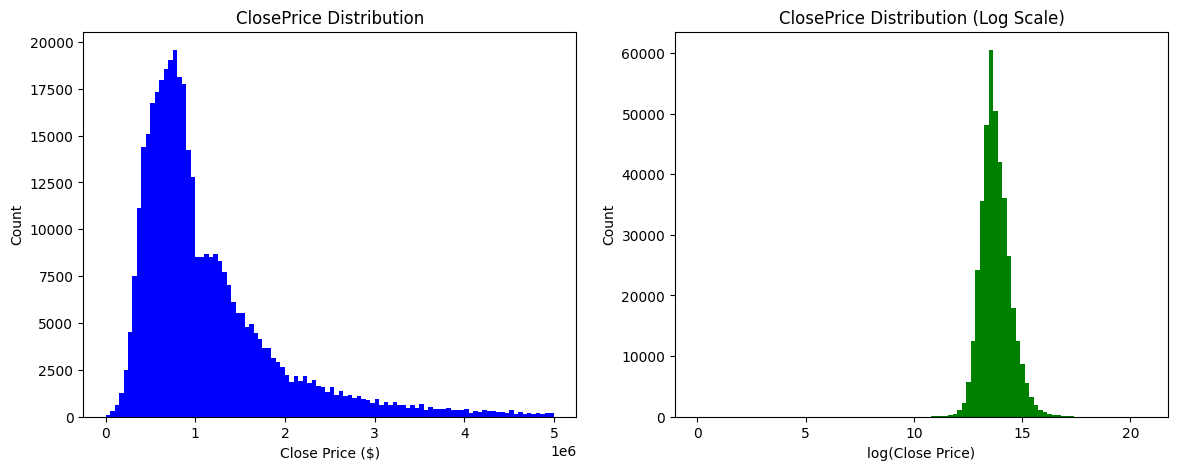
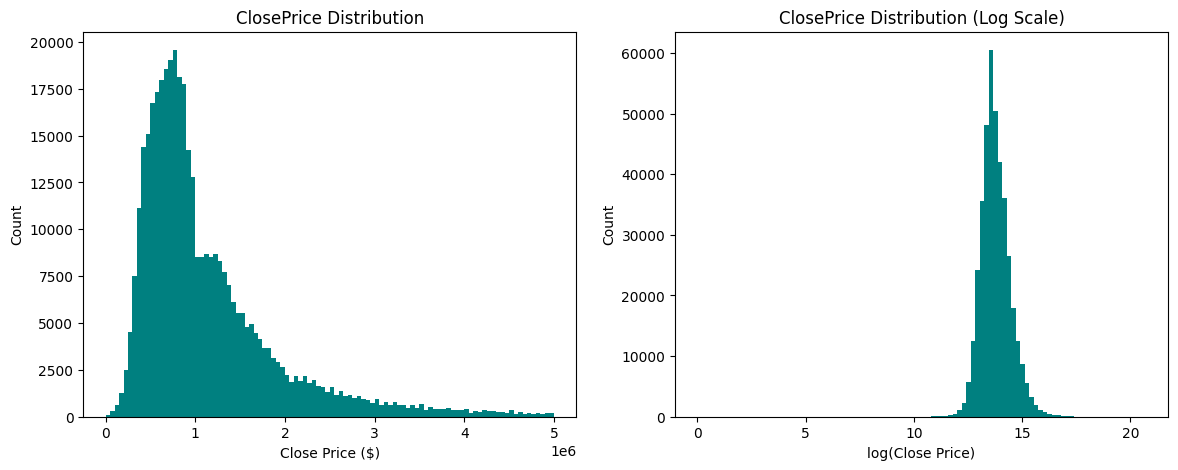
Unified diff of the notebook cell whose output changed from the first chart to the second:
--- before
+++ after
@@ -5,5 +5,5 @@
 
 # Regular Scale
-axes[0].hist(df_sfr[df_sfr['ClosePrice'] < 5000000]['ClosePrice'].dropna(), bins = 100, color = 'blue')
+axes[0].hist(df_sfr[df_sfr['ClosePrice'] < 5000000]['ClosePrice'].dropna(), bins = 100, color = 'teal')
 axes[0].set_title("ClosePrice Distribution")
 axes[0].set_xlabel("Close Price ($)")
@@ -11,6 +11,8 @@
 
 # Log Scale
-axes[1].hist(np.log1p(df_sfr['ClosePrice'].dropna()), bins = 100, color = 'green')
+axes[1].hist(np.log1p(df_sfr['ClosePrice'].dropna()), bins = 100, color = 'teal')
 axes[1].set_title('ClosePrice Distribution (Log Scale)')
 axes[1].set_xlabel('log(Close Price)')
 axes[1].set_ylabel('Count')
+
+plt.show()

Commit: Finalize Week 2 EDA notebook